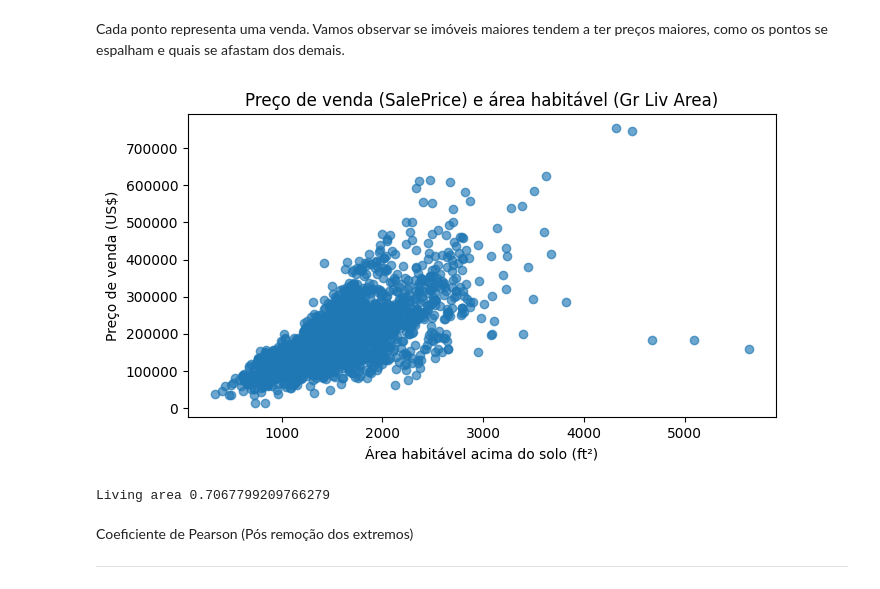
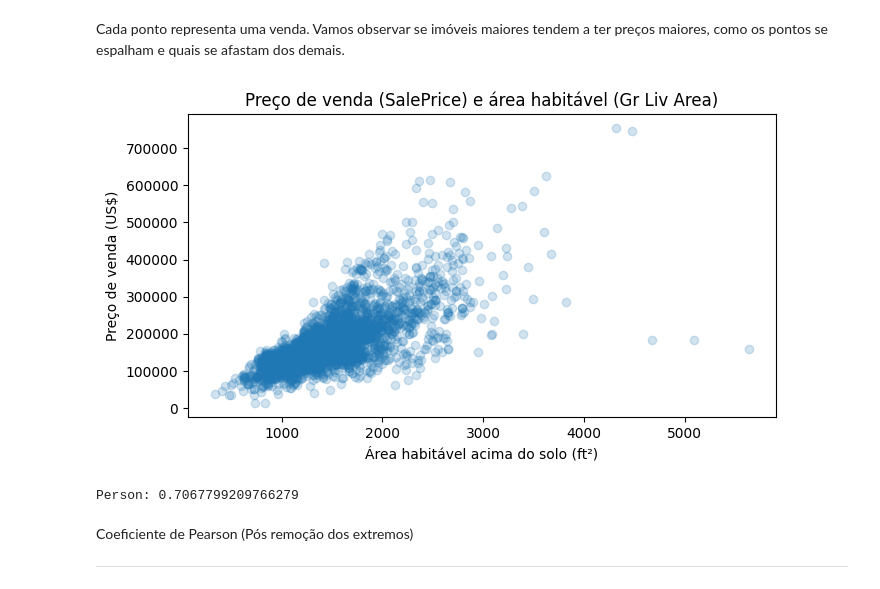
Before and after one commit to ARS1802/MQ-ap1, a Jupyter notebook: notebooks/AP1.ipynb, the cells around one changed output. Saved outputs shown, nothing was run; the diff lists cells and outputs as text; code cells hidden in the pictures.

```diff
--- a/notebooks/AP1.ipynb
+++ b/notebooks/AP1.ipynb
@@ -876,18 +887,18 @@ pares = df[["Gr Liv Area", "SalePrice"]].dropna()
 # %%
 # Representar os pares de medidas como na aula 06.
 plt.figure(figsize=(7, 4))
-plt.scatter(df['Gr Liv Area'], df['SalePrice'], alpha=0.65)
+plt.scatter(area, preco, alpha=0.2)
 plt.title('Preço de venda (SalePrice) e área habitável (Gr Liv Area)')
 plt.xlabel('Área habitável acima do solo (ft²)')
 plt.ylabel('Preço de venda (US$)')
 plt.tight_layout()
 plt.show()
 # %% [output]
-[figure, old version]
+[figure, new version]
 # %%
-print("Living area", df["Gr Liv Area"].corr(df["SalePrice"], method='pearson'))
+print("Person:", area.corr(preco, method='pearson'))
 # %% [output]
-Living area 0.7067799209766279
+Person: 0.7067799209766279
 # %% [markdown]
 Coeficiente de Pearson (Pós remoção dos extremos)
 
```
Also changed, not shown: parts of 8 cells of this notebook.
